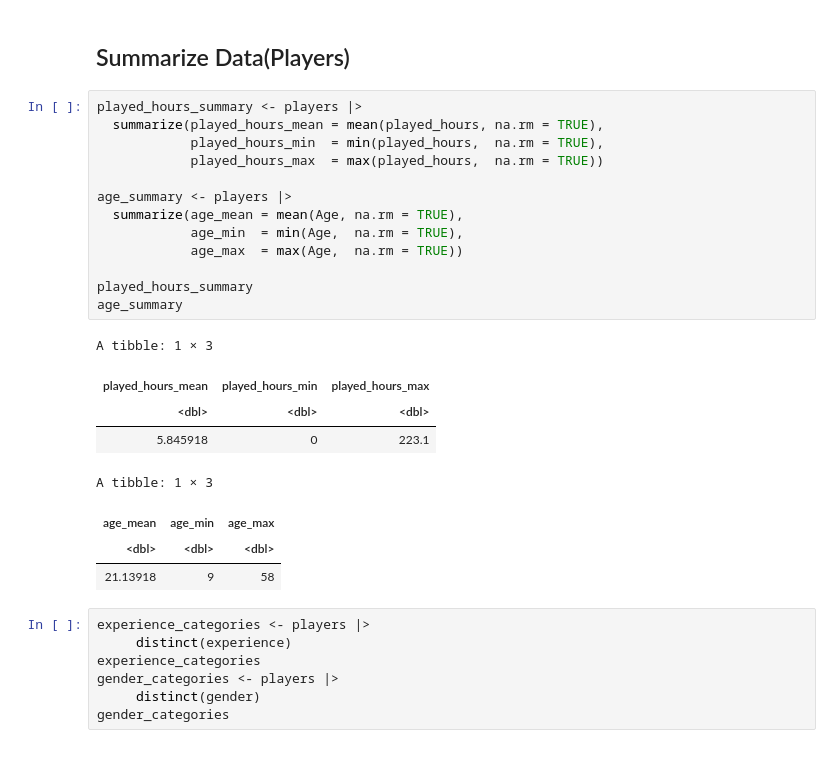
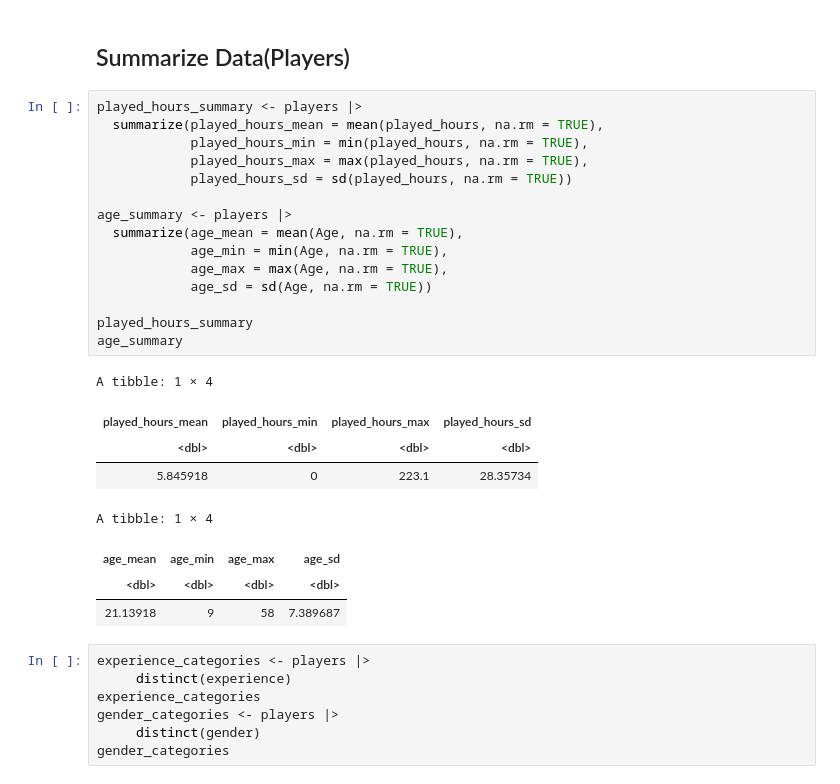
Before and after one commit to Yifan669/Project_individual_plan, a Jupyter notebook: individual project planning.ipynb, the cells around one changed output. Drawn from its saved outputs; the diff is of its cells as text.

```diff
--- a/individual project planning.ipynb
+++ b/individual project planning.ipynb
@@ -54,25 +76,27 @@ A tibble: 6 × 7
 # %%
 played_hours_summary <- players |>
   summarize(played_hours_mean = mean(played_hours, na.rm = TRUE),
-            played_hours_min  = min(played_hours,  na.rm = TRUE),
-            played_hours_max  = max(played_hours,  na.rm = TRUE))
+            played_hours_min = min(played_hours, na.rm = TRUE),
+            played_hours_max = max(played_hours, na.rm = TRUE),
+            played_hours_sd = sd(played_hours, na.rm = TRUE))
 
 age_summary <- players |>
   summarize(age_mean = mean(Age, na.rm = TRUE),
-            age_min  = min(Age,  na.rm = TRUE),
-            age_max  = max(Age,  na.rm = TRUE))
+            age_min = min(Age, na.rm = TRUE),
+            age_max = max(Age, na.rm = TRUE),
+            age_sd = sd(Age, na.rm = TRUE))
 
 played_hours_summary
 age_summary
 # %% [output]
-A tibble: 1 × 3
+A tibble: 1 × 4
-| played_hours_mean | played_hours_min | played_hours_max |
-| <dbl> | <dbl> | <dbl> |
-| 5.845918 | 0 | 223.1 |
+| played_hours_mean | played_hours_min | played_hours_max | played_hours_sd |
+| <dbl> | <dbl> | <dbl> | <dbl> |
+| 5.845918 | 0 | 223.1 | 28.35734 |
-A tibble: 1 × 3
+A tibble: 1 × 4
-| age_mean | age_min | age_max |
-| <dbl> | <dbl> | <dbl> |
-| 21.13918 | 9 | 58 |
+| age_mean | age_min | age_max | age_sd |
+| <dbl> | <dbl> | <dbl> | <dbl> |
+| 21.13918 | 9 | 58 | 7.389687 |
 # %%
 experience_categories <- players |>
      distinct(experience)
```
Also changed, not shown: parts of 3 cells of this notebook.
